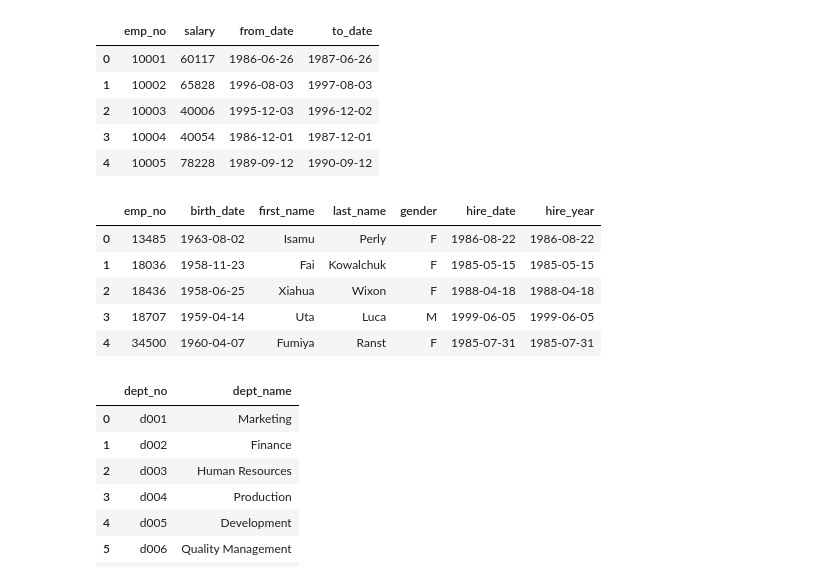
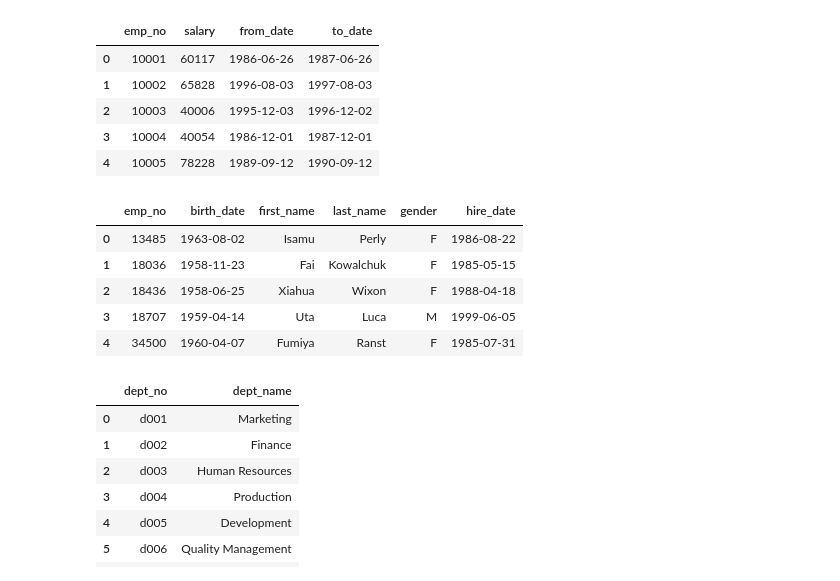
Before and after one commit to rickshev/sql-challenge, a Jupyter notebook: EmployeeSQL/bonus.ipynb, the cells around one changed output. Saved outputs shown, nothing was run; the diff lists cells and outputs as text; code cells hidden in the pictures.

```diff
--- a/EmployeeSQL/bonus.ipynb
+++ b/EmployeeSQL/bonus.ipynb
@@ -22,14 +22,15 @@ salaries_df.head()
 # %%
 # read employees table as dataframe using pandas and display
 employees_df = pd.read_sql("SELECT * FROM employees", conn)
+employees_df = employees_df.drop("hire_year", axis = 1)
 employees_df.head()
 # %% [output]
-|  | emp_no | birth_date | first_name | last_name | gender | hire_date | hire_year |
-| 0 | 13485 | 1963-08-02 | Isamu | Perly | F | 1986-08-22 | 1986-08-22 |
-| 1 | 18036 | 1958-11-23 | Fai | Kowalchuk | F | 1985-05-15 | 1985-05-15 |
-| 2 | 18436 | 1958-06-25 | Xiahua | Wixon | F | 1988-04-18 | 1988-04-18 |
-| 3 | 18707 | 1959-04-14 | Uta | Luca | M | 1999-06-05 | 1999-06-05 |
-| 4 | 34500 | 1960-04-07 | Fumiya | Ranst | F | 1985-07-31 | 1985-07-31 |
+|  | emp_no | birth_date | first_name | last_name | gender | hire_date |
+| 0 | 13485 | 1963-08-02 | Isamu | Perly | F | 1986-08-22 |
+| 1 | 18036 | 1958-11-23 | Fai | Kowalchuk | F | 1985-05-15 |
+| 2 | 18436 | 1958-06-25 | Xiahua | Wixon | F | 1988-04-18 |
+| 3 | 18707 | 1959-04-14 | Uta | Luca | M | 1999-06-05 |
+| 4 | 34500 | 1960-04-07 | Fumiya | Ranst | F | 1985-07-31 |
 # %%
 # departments table
 departments_df = pd.read_sql("SELECT * FROM departments", conn)
```
Also changed, not shown: parts of 6 cells of this notebook.
